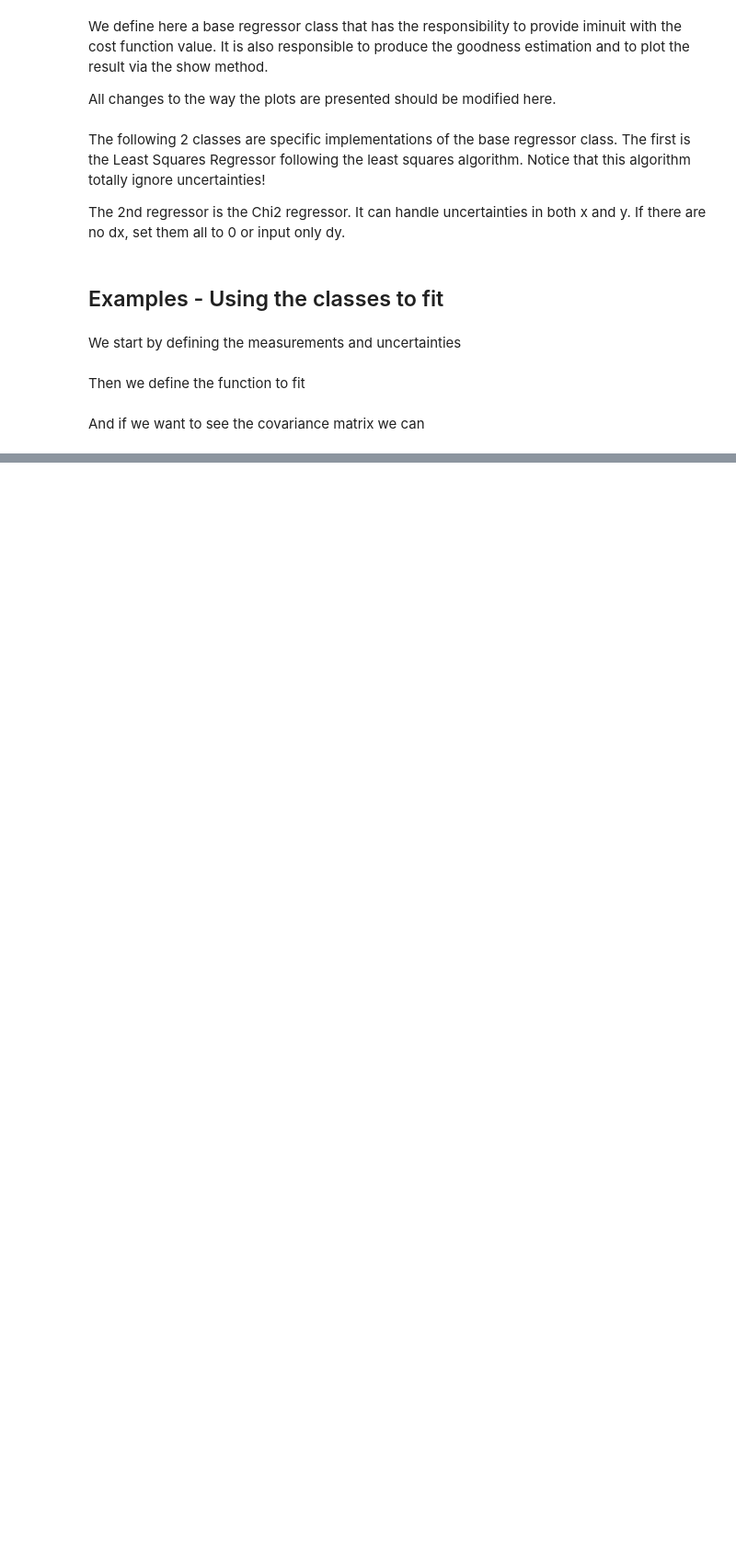
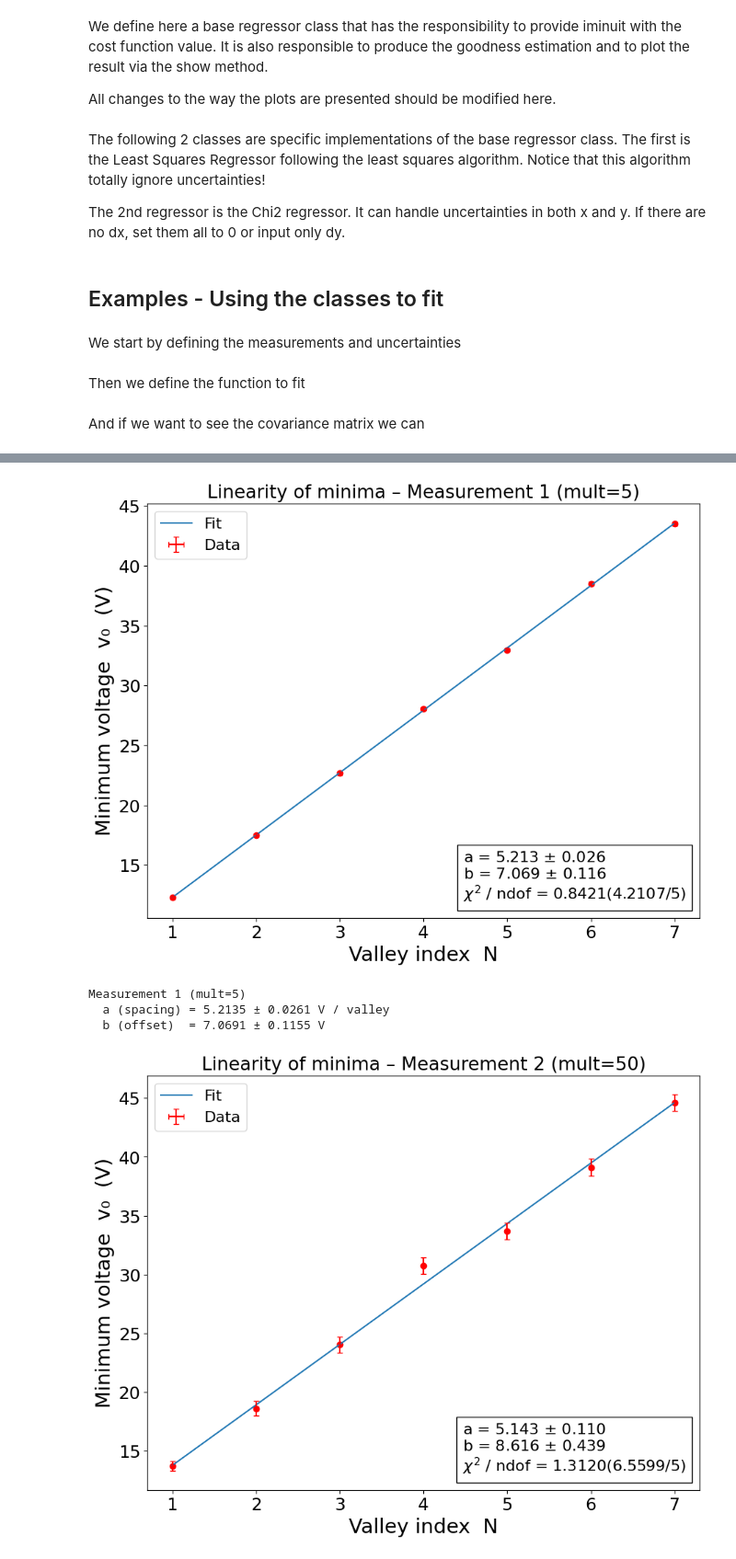
Before and after one commit to yogevsim-bgu/franck-hertz, a Jupyter notebook: Frank_Hertz_Exp2.ipynb, the cells around one changed output, grey strips where cells are left out. Shown at 92% size. Cells and saved outputs as stored; diff of their text form; code cells hidden in the pictures; blank space fills up the shorter version.

```diff
--- a/Frank_Hertz_Exp2.ipynb
+++ b/Frank_Hertz_Exp2.ipynb
@@ -436,23 +459,29 @@ plt.show()
 # %%
 linear_minima = lambda N, a, b: a * N + b   # V = a·N + b
 
 for minima_df, label in [(minima_m1, f"Measurement 1 (mult={mult1})"),
                           (minima_m2, f"Measurement 2 (mult={mult2})")]:
     N   = minima_df['valley'].to_numpy(dtype=float)
     v0  = minima_df['v0'].to_numpy()
-    dv0 = minima_df['v0_err'].to_numpy()
+    dv0 = (minima_df['v0_err'] + 0.1 ).to_numpy()
 
     reg  = Chi2Reg(linear_minima, N, v0, dy=dv0)
     mopt = Minuit(reg, a=5.2, b=6.8)
     mopt.migrad()
 
     reg.show(mopt,
              x_title="Valley index  N",
              y_title="Minimum voltage  v₀  (V)",
              plot_title=f"Linearity of minima – {label}",
              goodness_loc=4,
              metric="chi2")
     plt.show()
     print(f"{label}")
     print(f"  a (spacing) = {mopt.values['a']:.4f} ± {mopt.errors['a']:.4f} V / valley")
     print(f"  b (offset)  = {mopt.values['b']:.4f} ± {mopt.errors['b']:.4f} V\n")
+# %% [output]
+[figure, added]
+Measurement 1 (mult=5)
+  a (spacing) = 5.2135 ± 0.0261 V / valley
+  b (offset)  = 7.0691 ± 0.1155 V
+[figure, added]
```
Also changed, not shown: parts of 6 cells of this notebook.
